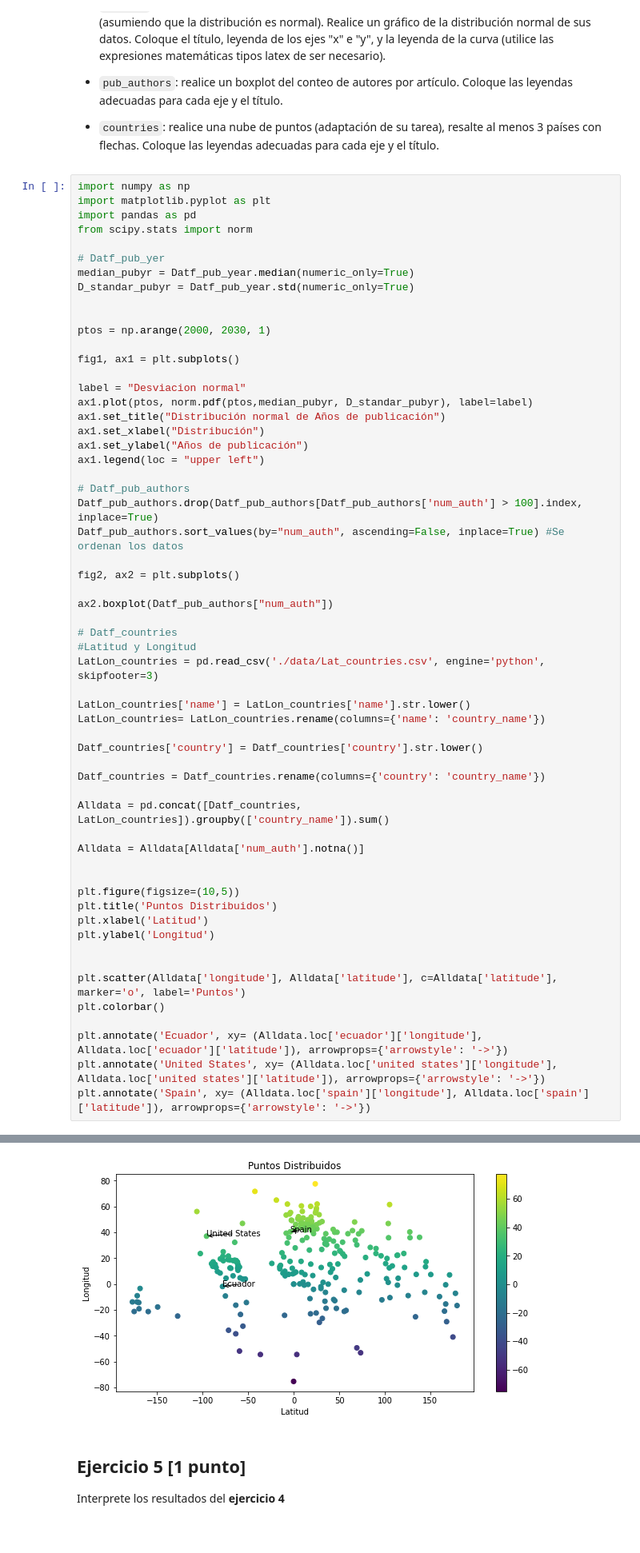
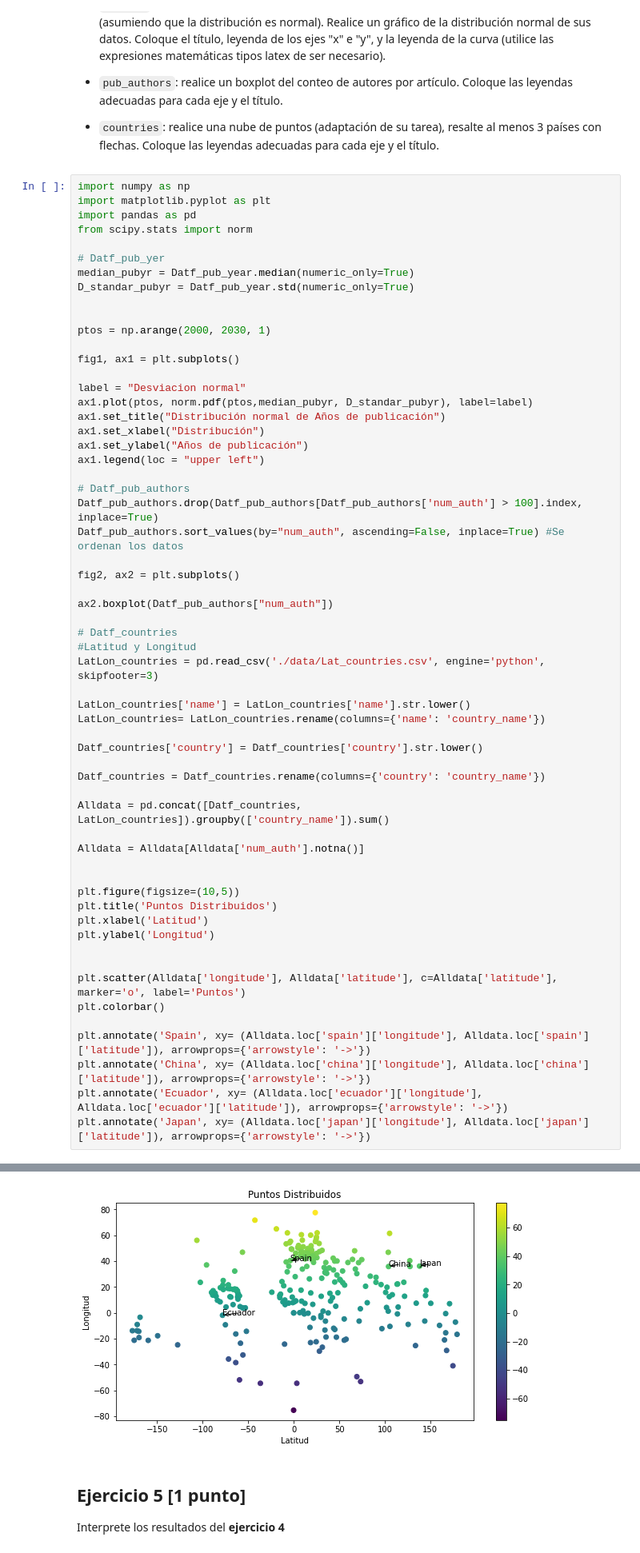
Before and after one commit to JessicaVerdezoto/GBI6_EXAMEN_Python, a Jupyter notebook: 2021II_GBI6_ExamenParcialPython.ipynb, the cells around one changed output, grey strips where cells are left out. Shown at 80% size. Saved outputs shown, nothing was run; the diff lists cells and outputs as text.

```diff
--- a/2021II_GBI6_ExamenParcialPython.ipynb
+++ b/2021II_GBI6_ExamenParcialPython.ipynb
@@ -199,7 +199,8 @@ plt.ylabel('Longitud')
 plt.scatter(Alldata['longitude'], Alldata['latitude'], c=Alldata['latitude'], marker='o', label='Puntos')
 plt.colorbar()
 
+plt.annotate('Spain', xy= (Alldata.loc['spain']['longitude'], Alldata.loc['spain']['latitude']), arrowprops={'arrowstyle': '->'})
+plt.annotate('China', xy= (Alldata.loc['china']['longitude'], Alldata.loc['china']['latitude']), arrowprops={'arrowstyle': '->'})
 plt.annotate('Ecuador', xy= (Alldata.loc['ecuador']['longitude'], Alldata.loc['ecuador']['latitude']), arrowprops={'arrowstyle': '->'})
-plt.annotate('United States', xy= (Alldata.loc['united states']['longitude'], Alldata.loc['united states']['latitude']), arrowprops={'arrowstyle': '->'})
-plt.annotate('Spain', xy= (Alldata.loc['spain']['longitude'], Alldata.loc['spain']['latitude']), arrowprops={'arrowstyle': '->'})
+plt.annotate('Japan', xy= (Alldata.loc['japan']['longitude'], Alldata.loc['japan']['latitude']), arrowprops={'arrowstyle': '->'})
 # %% [output]
@@ -207,6 +208,6 @@ Text(-3.74922, 40.463667, 'Spain')
 [figure]
 [figure]
-[figure, old version]
+[figure, new version]
 # %% [markdown]
 ## Ejercicio 5 [1 punto]
 
```
Also changed, not shown: parts of 2 cells of this notebook, 1 other file.
